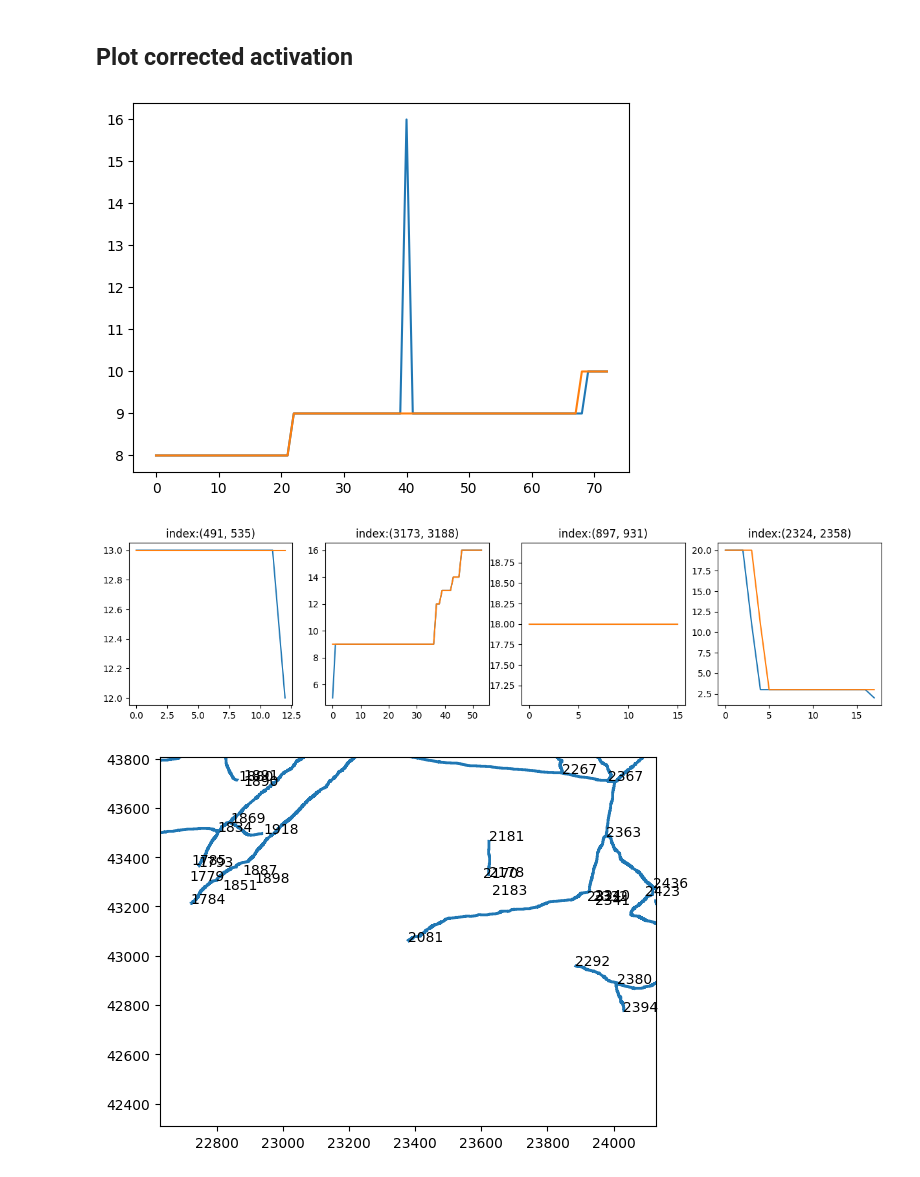
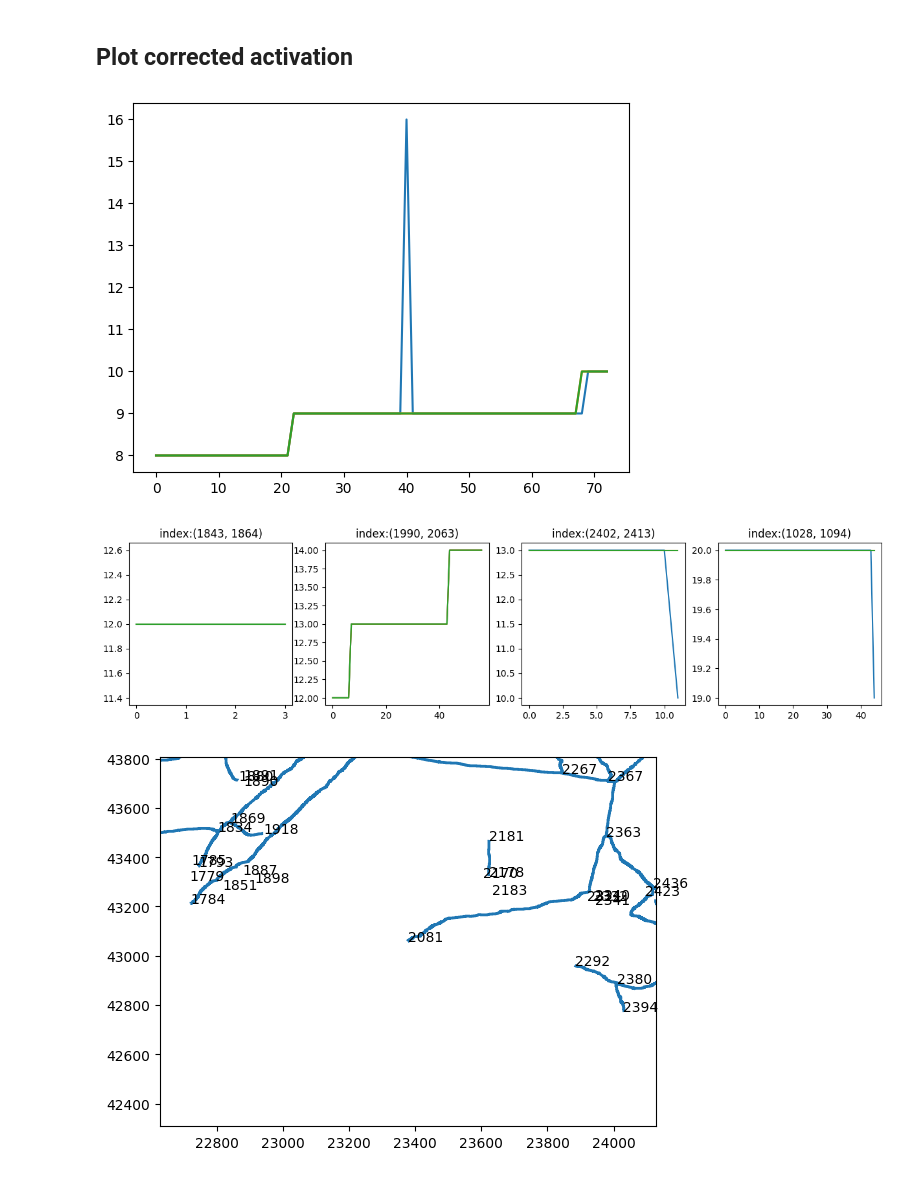
Before and after one commit to amin942001/STHype, a Jupyter notebook: examples/amftrack.ipynb, the cells around one changed output. Cells and saved outputs as stored; diff of their text form; code cells hidden in the pictures.

Commit message:
correct_activations_post_hyperedge

```diff
--- a/examples/amftrack.ipynb
+++ b/examples/amftrack.ipynb
@@ -116,34 +115,40 @@ print(spatial_temporal_graph.get_initial_edge_attribute_list(2186, 2245, 'width'
 # %%
 activations = []
 corrected_activations = []
+post_hyperedge_activations = []
 for node1, node2 in spatial_temporal_graph.get_initial_edge_edges(2241, 2076):
     activations.append(spatial_temporal_graph[node1][node2]['activation'])
     corrected_activations.append(spatial_temporal_graph[node1][node2]['corrected_activation'])
+    post_hyperedge_activations.append(spatial_temporal_graph[node1][node2]['post_hyperedge_activation'])
 
 plt.plot(activations)
-plt.plot(corrected_activations);
+plt.plot(corrected_activations)
+plt.plot(post_hyperedge_activations);
 # %% [output]
-[figure, old version]
+[figure, new version]
 # %%
 import random
 plt.figure(figsize=(15,15))
 edges = list(spatial_temporal_graph.initial_edges_edges.keys())
 
 edges_to_plot = random.choices(edges, k=16)
 
 for i in range(4):
     plt.subplot(4,4,i+1)
     activations = []
     corrected_activations = []
+    post_hyperedge_activations = []
     for node1, node2 in spatial_temporal_graph.get_initial_edge_edges(*edges_to_plot[i]):
         activations.append(spatial_temporal_graph[node1][node2]['activation'])
         corrected_activations.append(spatial_temporal_graph[node1][node2]['corrected_activation'])
+        post_hyperedge_activations.append(spatial_temporal_graph[node1][node2]['post_hyperedge_activation'])
 
     plt.plot(activations)
     plt.plot(corrected_activations)
+    plt.plot(post_hyperedge_activations)
     plt.title(f"index:{edges_to_plot[i]}")
 # %% [output]
-[figure, old version]
+[figure, new version]
 # %%
 from sthype.plot import plot_spatial_graph_node
 plot_spatial_graph_node(spatial_graphs[-1], 2081, area_size=1500, add_nodes=True);
```
Also changed, not shown: parts of 21 cells of this notebook, 1 other file.
